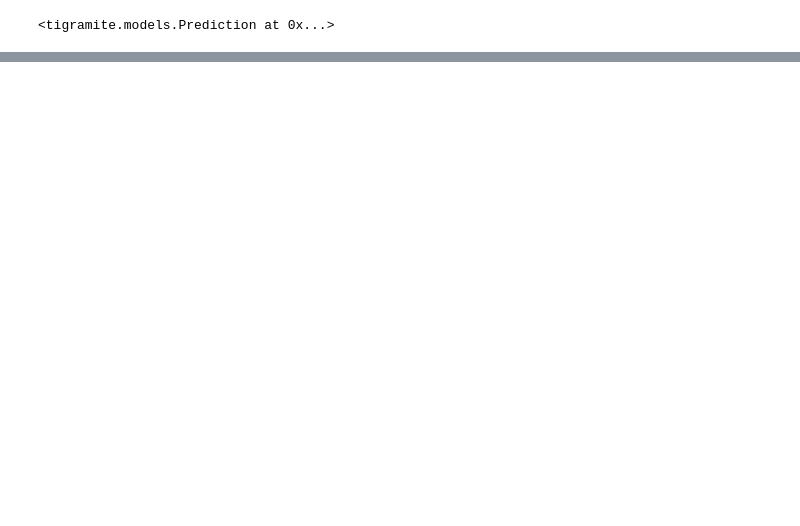
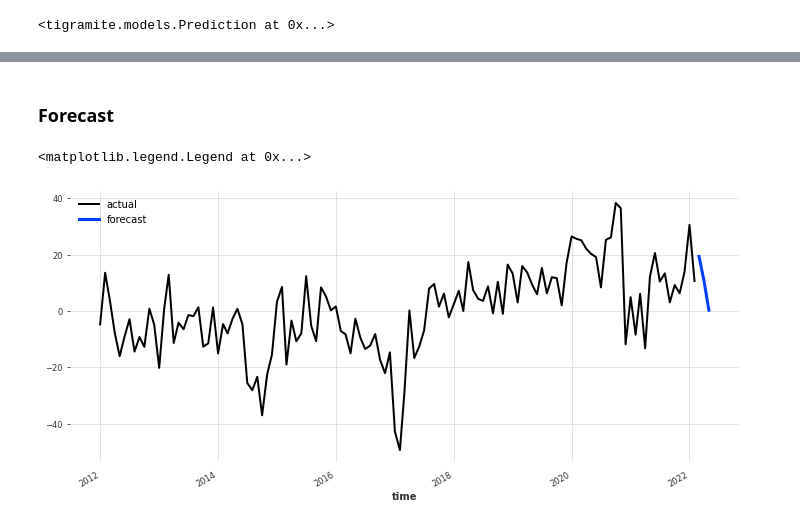
Before and after one commit to cbur24/NEE_modelling, a Jupyter notebook: notebooks/pcmci_predict.ipynb, the cells around one changed output, grey strips where cells are left out. Cells and saved outputs as stored; diff of their text form; code cells hidden in the pictures; blank space fills up the shorter version.

```diff
--- a/notebooks/pcmci_predict.ipynb
+++ b/notebooks/pcmci_predict.ipynb
@@ -199,0 +280,10 @@ plt.show()
+# %%
+#converting predictions to dataframe
+cols = df_in.columns
+fc = pd.DataFrame(index=range(0,len(pred)), columns=[cols])
+for j in range(0,len(cols)):
+    for i in range(0, len(pred)):
+        fc.iloc[i][j] = pred[i][j]
+
+fc.index = pd.date_range(freq='MS', start=df_in.index[-1], periods=len(fc)+1)[1:]
+fc.head()
@@ -199,0 +316,17 @@ plt.show()
+# %%
+series_gpp = TimeSeries.from_dataframe(df_in, value_cols=['NEE_SOLO'])
+
+covariates = TimeSeries.from_dataframe(df_in, value_cols=df_in.columns[1])
+
+for i in range(0, len(df_in.columns[2:])):
+    series = TimeSeries.from_dataframe(df_in, value_cols=df_in.columns[2+i])
+    covariates=covariates.stack(series)
+# %%
+model = NBEATSModel(input_chunk_length=12,
+                        output_chunk_length=6)
+
+model.fit([series_gpp], past_covariates=covariates)
+
+# lag = gpp_predictors[0][1]
+# model_gbm = LightGBMModel(lags=[lag], lags_past_covariates=[lag])
+# model_gbm.fit(series_gpp, past_covariates=series_precip)
@@ -199,0 +379,12 @@ plt.show()
+# %% [markdown]
+### Forecast
+# %%
+pred = model.predict(n=3, series=series_gpp, past_covariates=covariates)
+# %%
+fig,ax = plt.subplots(figsize=(12,5))
+series_gpp.plot(ax=ax, label='actual')
+pred.plot(ax=ax, label='forecast', lw=3)
+plt.legend()
+# %% [output]
+<matplotlib.legend.Legend at 0x...>
+[figure, added]
```
Also changed, not shown: parts of 29 cells of this notebook, 1 other file.
